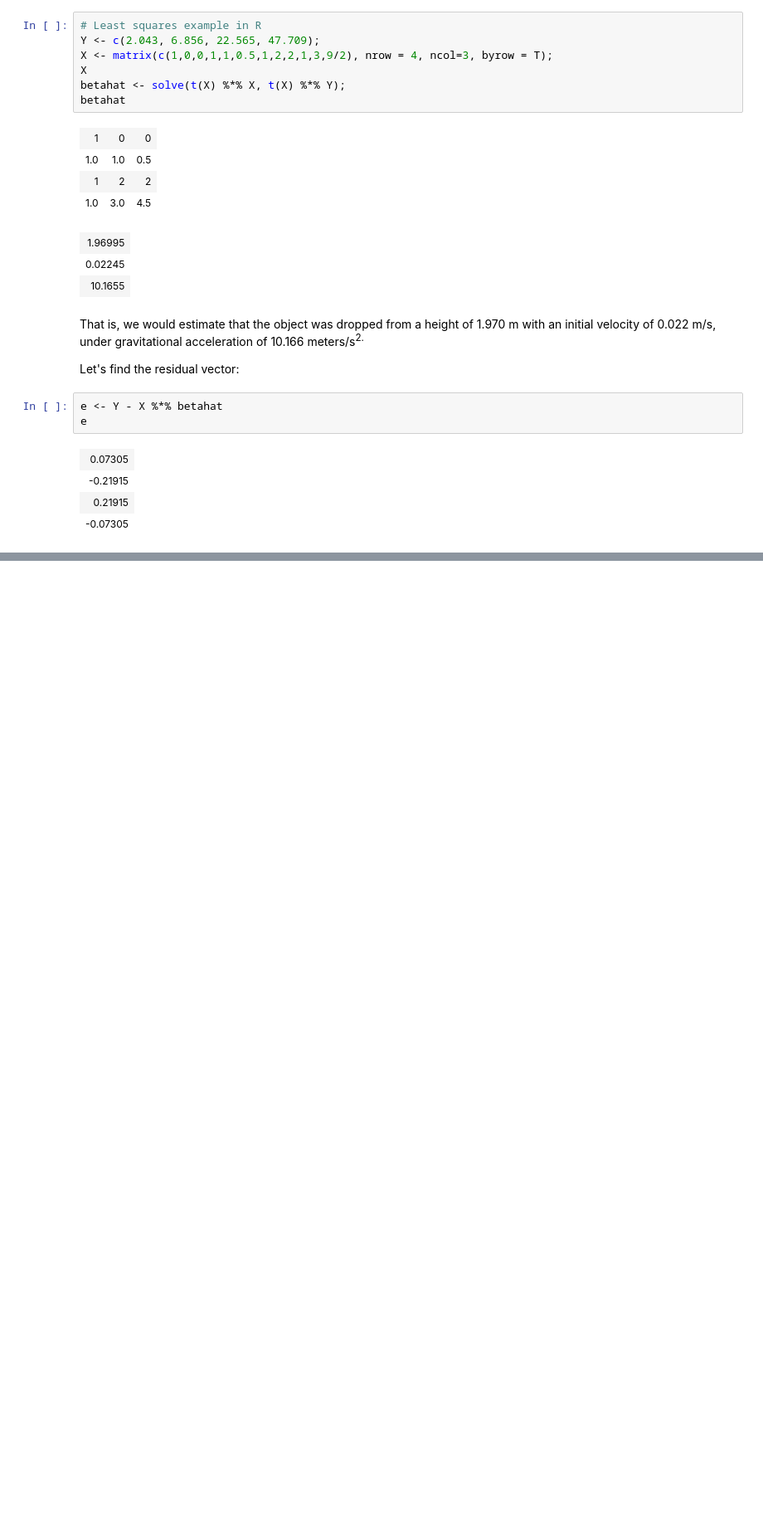
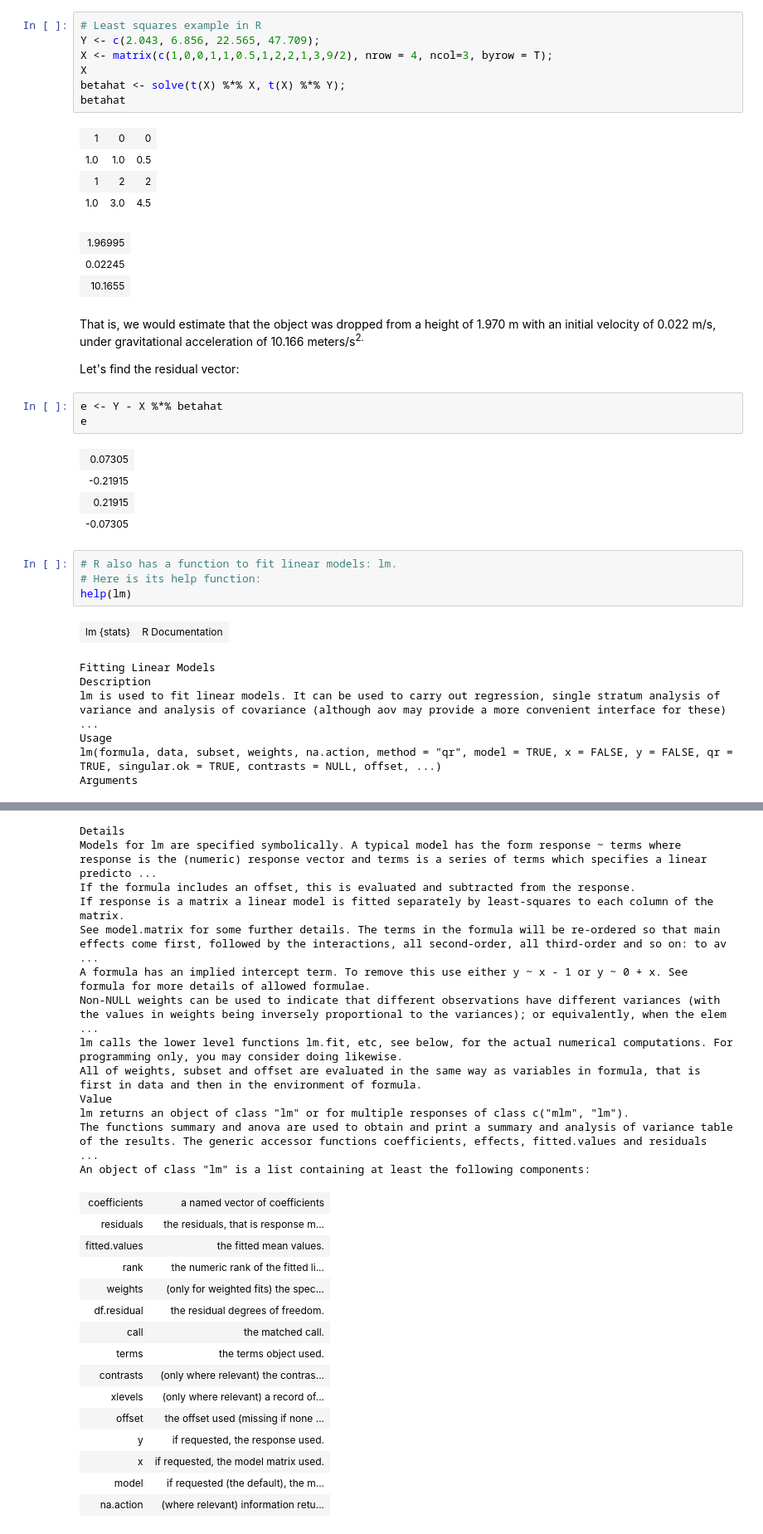
Before and after one commit to pbstark/Padova15, a Jupyter notebook: regress.ipynb, the cells around one changed output, grey strips where cells are left out. Shown at 83% size. Drawn from its saved outputs; the diff is of its cells as text; blank space fills up the shorter version.

Commit message:
added lm() to regression notes

```diff
--- a/regress.ipynb
+++ b/regress.ipynb
@@ -427,3 +427,15 @@ e
 | -0.21915 |
 | 0.21915 |
 | -0.07305 |
+# %%
+# R also has a function to fit linear models: lm.
+# Here is its help function:
+help(lm)
+# %% [output]
+| lm {stats} | R Documentation |
+Fitting Linear Models
+Description
+lm is used to fit linear models. It can be used to carry out regression, single stratum analysis of variance and analysis of covariance (although aov may provide a more convenient interface for these) ...
+Usage
+lm(formula, data, subset, weights, na.action, method = "qr", model = TRUE, x = FALSE, y = FALSE, qr = TRUE, singular.ok = TRUE, contrasts = NULL, offset, ...)
+Arguments
@@ -429,0 +453,28 @@ e
+Details
+Models for lm are specified symbolically. A typical model has the form response ~ terms where response is the (numeric) response vector and terms is a series of terms which specifies a linear predicto ...
+If the formula includes an offset, this is evaluated and subtracted from the response.
+If response is a matrix a linear model is fitted separately by least-squares to each column of the matrix.
+See model.matrix for some further details. The terms in the formula will be re-ordered so that main effects come first, followed by the interactions, all second-order, all third-order and so on: to av ...
+A formula has an implied intercept term. To remove this use either y ~ x - 1 or y ~ 0 + x. See formula for more details of allowed formulae.
+Non-NULL weights can be used to indicate that different observations have different variances (with the values in weights being inversely proportional to the variances); or equivalently, when the elem ...
+lm calls the lower level functions lm.fit, etc, see below, for the actual numerical computations. For programming only, you may consider doing likewise.
+All of weights, subset and offset are evaluated in the same way as variables in formula, that is first in data and then in the environment of formula.
+Value
+lm returns an object of class "lm" or for multiple responses of class c("mlm", "lm").
+The functions summary and anova are used to obtain and print a summary and analysis of variance table of the results. The generic accessor functions coefficients, effects, fitted.values and residuals  ...
+An object of class "lm" is a list containing at least the following components:
+| coefficients | a named vector of coefficients |
+| residuals | the residuals, that is response m... |
+| fitted.values | the fitted mean values. |
+| rank | the numeric rank of the fitted li... |
+| weights | (only for weighted fits) the spec... |
+| df.residual | the residual degrees of freedom. |
+| call | the matched call. |
+| terms | the terms object used. |
+| contrasts | (only where relevant) the contras... |
+| xlevels | (only where relevant) a record of... |
+| offset | the offset used (missing if none ... |
+| y | if requested, the response used. |
+| x | if requested, the model matrix used. |
+| model | if requested (the default), the m... |
+| na.action | (where relevant) information retu... |
```
Also changed, not shown: parts of 4 cells of this notebook.
